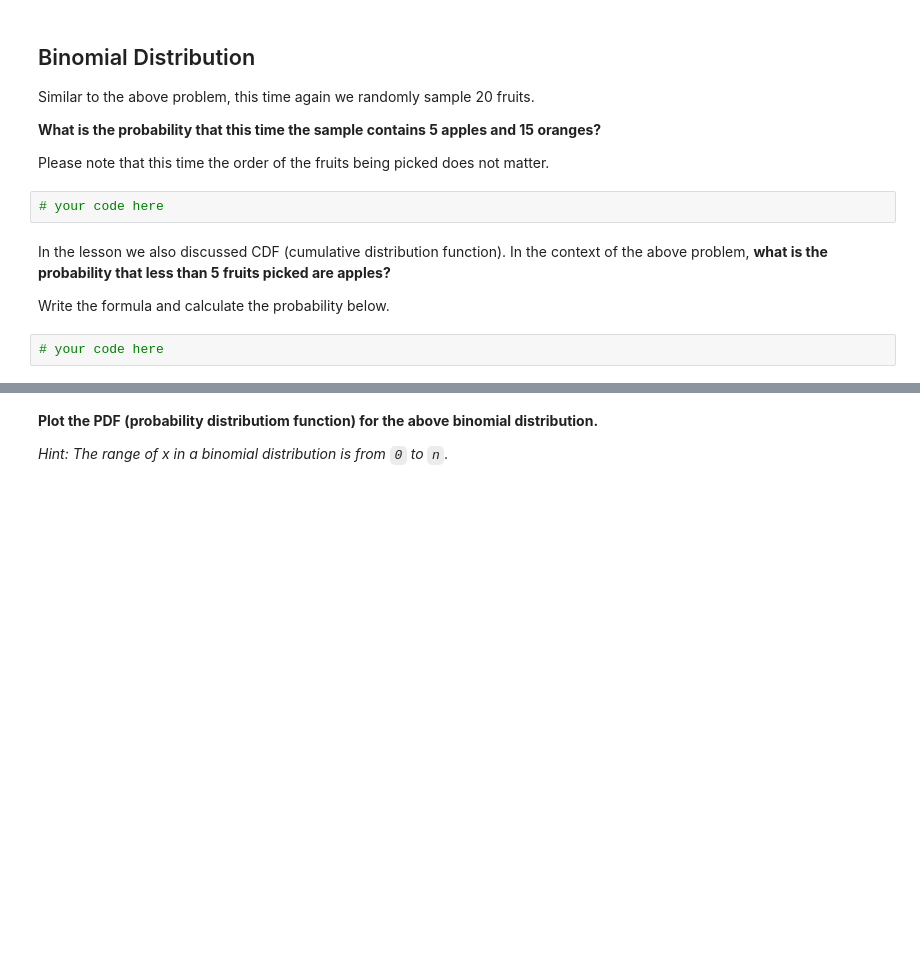
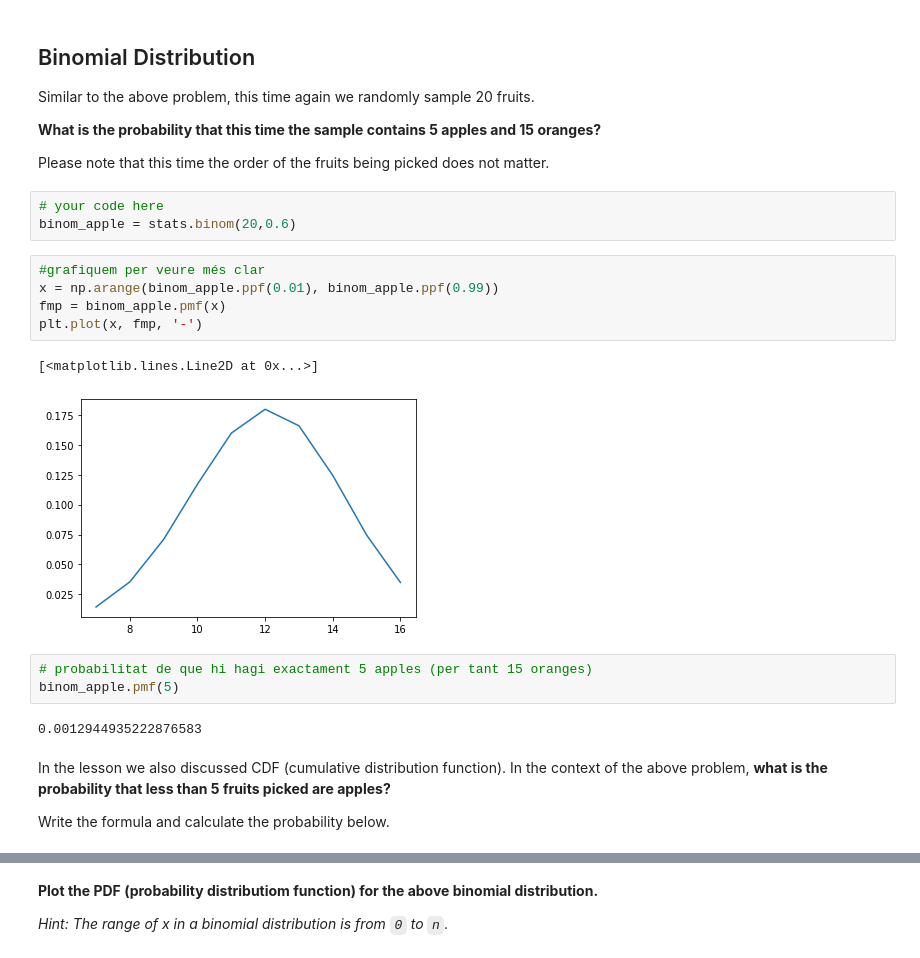
Before and after one commit to ironhack-bcn-data-pt/32-lab-discrete-probability-distribution, a Jupyter notebook: your-code/main.ipynb, the cells around one changed output, grey strips where cells are left out. Saved outputs shown, nothing was run; the diff lists cells and outputs as text; blank space fills up the shorter version.

Commit message:
Binomial

```diff
--- a/your-code/main.ipynb
+++ b/your-code/main.ipynb
@@ -78,9 +80,21 @@ Similar to the above problem, this time again we randomly sample 20 fruits.
 Please note that this time the order of the fruits being picked does not matter.
 # %%
 # your code here
+binom_apple = stats.binom(20,0.6)
+# %%
+#grafiquem per veure més clar
+x = np.arange(binom_apple.ppf(0.01), binom_apple.ppf(0.99))
+fmp = binom_apple.pmf(x)
+plt.plot(x, fmp, '-')
+# %% [output]
+[<matplotlib.lines.Line2D at 0x...>]
+[figure, added]
+# %%
+# probabilitat de que hi hagi exactament 5 apples (per tant 15 oranges)
+binom_apple.pmf(5)
+# %% [output]
+0.0012944935222876583
 # %% [markdown]
 In the lesson we also discussed CDF (cumulative distribution function). In the context of the above problem, **what is the probability that less than 5 fruits picked are apples?**
 
 Write the formula and calculate the probability below.
-# %%
-# your code here
```
Also changed, not shown: parts of 4 cells of this notebook.
